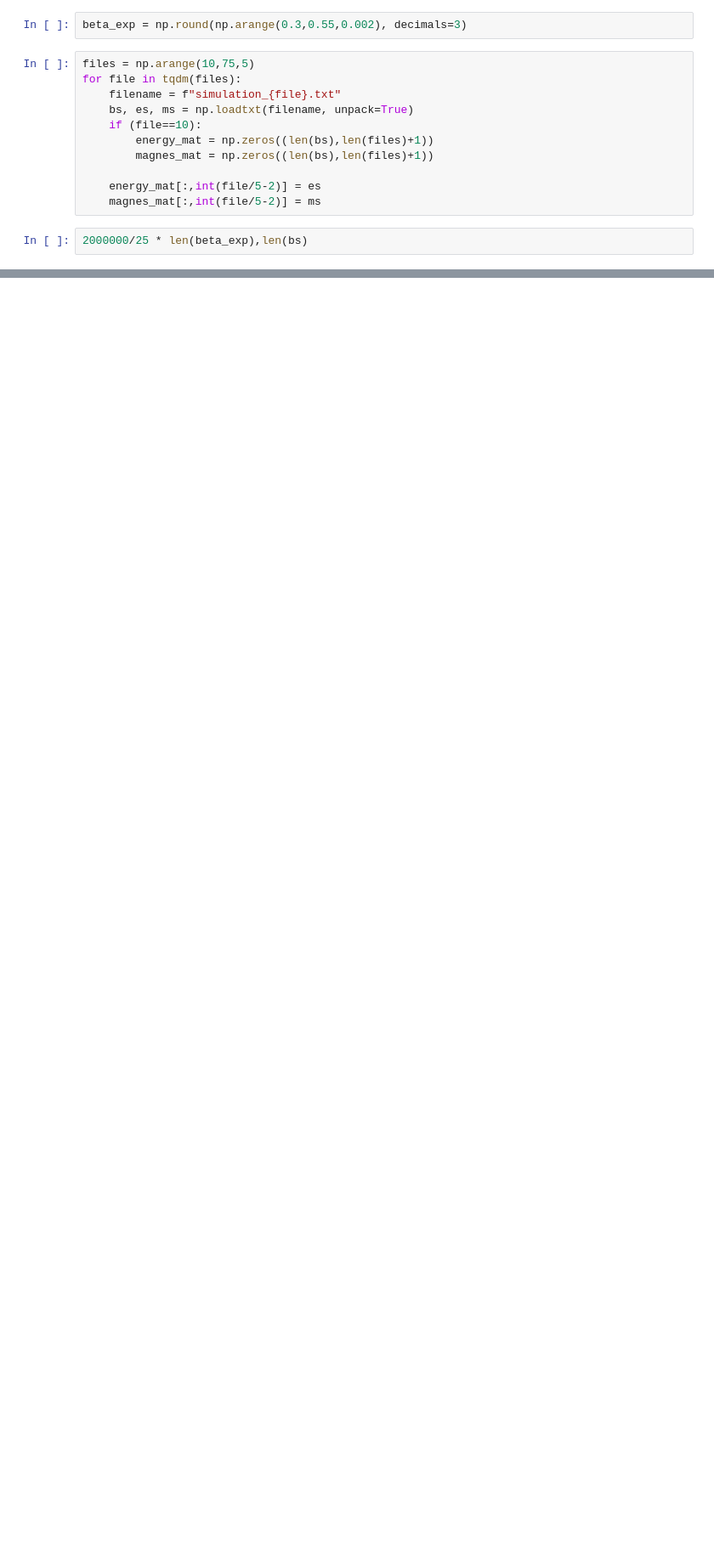
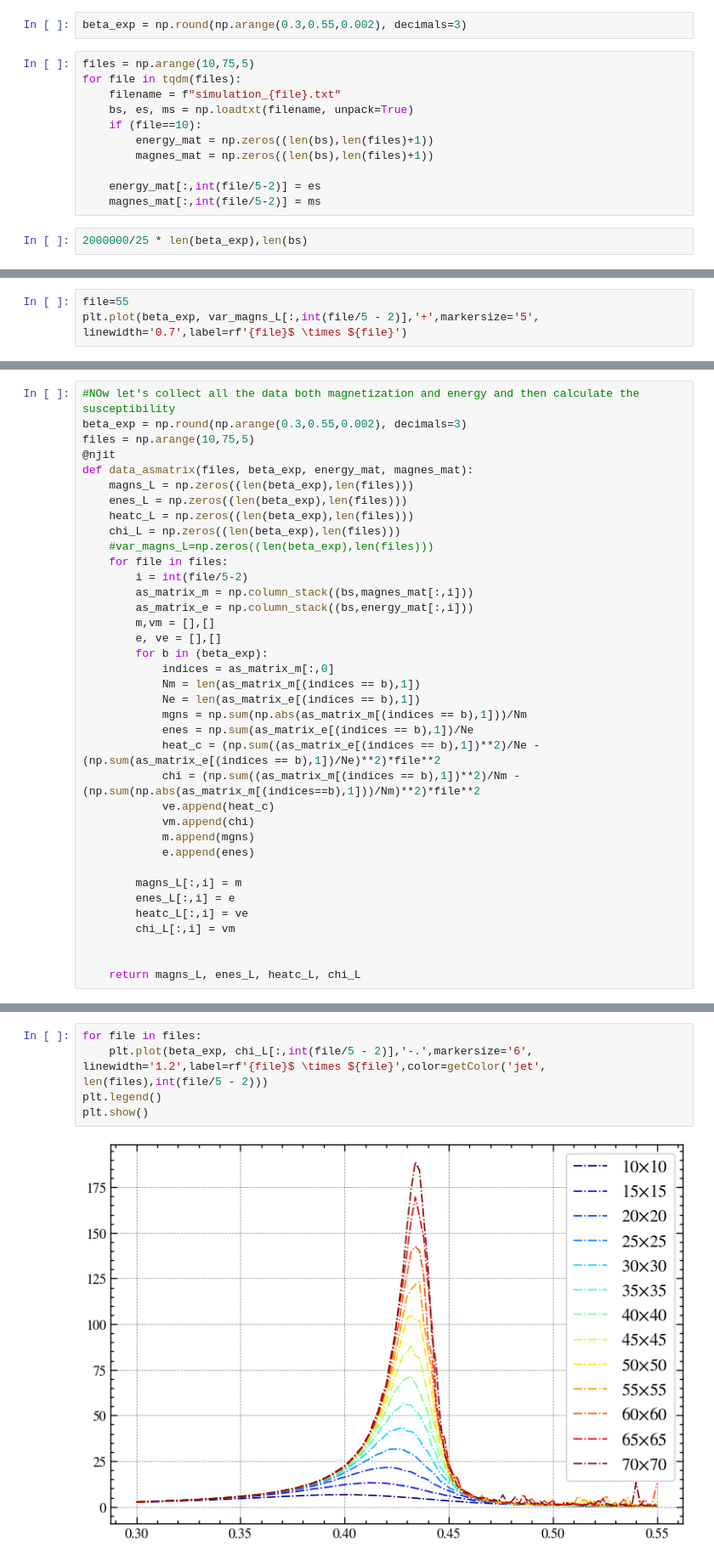
Before and after one commit to roberto-dionisio/numerical_methods, a Jupyter notebook: Ising_model/analysis+term.ipynb, the cells around one changed output, grey strips where cells are left out. Shown: that part at 85% size. Drawn from its saved outputs; the diff is of its cells as text; blank space fills up the shorter version.

Commit message:
added calc. thermodynamics quantities
at the moment susceptibility, specific heat, magnetization and mean energy

```diff
--- a/Ising_model/analysis+term.ipynb
+++ b/Ising_model/analysis+term.ipynb
@@ -89,0 +94,3 @@ for file in files:
+# %%
+file=55
+plt.plot(beta_exp, var_magns_L[:,int(file/5 - 2)],'+',markersize='5', linewidth='0.7',label=rf'{file}$ \times ${file}')
@@ -89,0 +115,37 @@ for file in files:
+# %%
+#NOw let's collect all the data both magnetization and energy and then calculate the susceptibility
+beta_exp = np.round(np.arange(0.3,0.55,0.002), decimals=3)
+files = np.arange(10,75,5)
+@njit
+def data_asmatrix(files, beta_exp, energy_mat, magnes_mat):
+    magns_L = np.zeros((len(beta_exp),len(files)))
+    enes_L = np.zeros((len(beta_exp),len(files)))
+    heatc_L = np.zeros((len(beta_exp),len(files)))
+    chi_L = np.zeros((len(beta_exp),len(files)))
+    #var_magns_L=np.zeros((len(beta_exp),len(files)))
+    for file in files:
+        i = int(file/5-2)
+        as_matrix_m = np.column_stack((bs,magnes_mat[:,i]))
+        as_matrix_e = np.column_stack((bs,energy_mat[:,i]))
+        m,vm = [],[]
+        e, ve = [],[]
+        for b in (beta_exp):
+            indices = as_matrix_m[:,0]
+            Nm = len(as_matrix_m[(indices == b),1])
+            Ne = len(as_matrix_e[(indices == b),1])
+            mgns = np.sum(np.abs(as_matrix_m[(indices == b),1]))/Nm
+            enes = np.sum(as_matrix_e[(indices == b),1])/Ne
+            heat_c = (np.sum((as_matrix_e[(indices == b),1])**2)/Ne - (np.sum(as_matrix_e[(indices == b),1])/Ne)**2)*file**2
+            chi = (np.sum((as_matrix_m[(indices == b),1])**2)/Nm - (np.sum(np.abs(as_matrix_m[(indices==b),1]))/Nm)**2)*file**2
+            ve.append(heat_c)
+            vm.append(chi)
+            m.append(mgns)
+            e.append(enes)
+
+        magns_L[:,i] = m
+        enes_L[:,i] = e
+        heatc_L[:,i] = ve
+        chi_L[:,i] = vm
+
+
+    return magns_L, enes_L, heatc_L, chi_L
@@ -89,0 +157,7 @@ for file in files:
+# %%
+for file in files:
+    plt.plot(beta_exp, chi_L[:,int(file/5 - 2)],'-.',markersize='6', linewidth='1.2',label=rf'{file}$ \times ${file}',color=getColor('jet', len(files),int(file/5 - 2)))
+plt.legend()
+plt.show()
+# %% [output]
+[figure, added]
```
Also changed, not shown: parts of 13 cells of this notebook.
